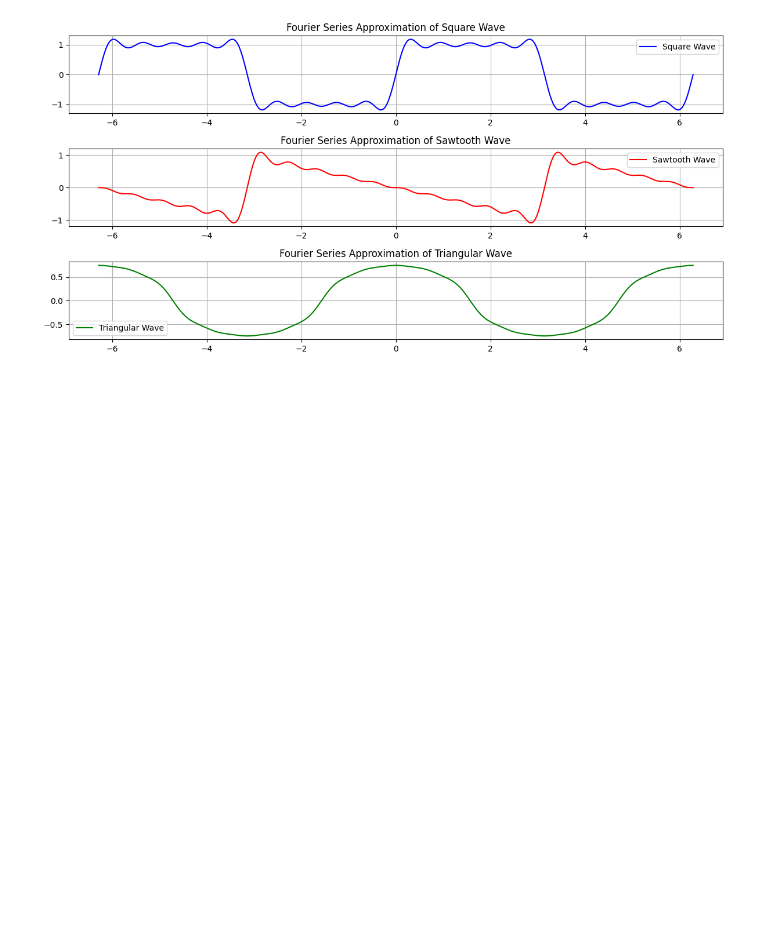
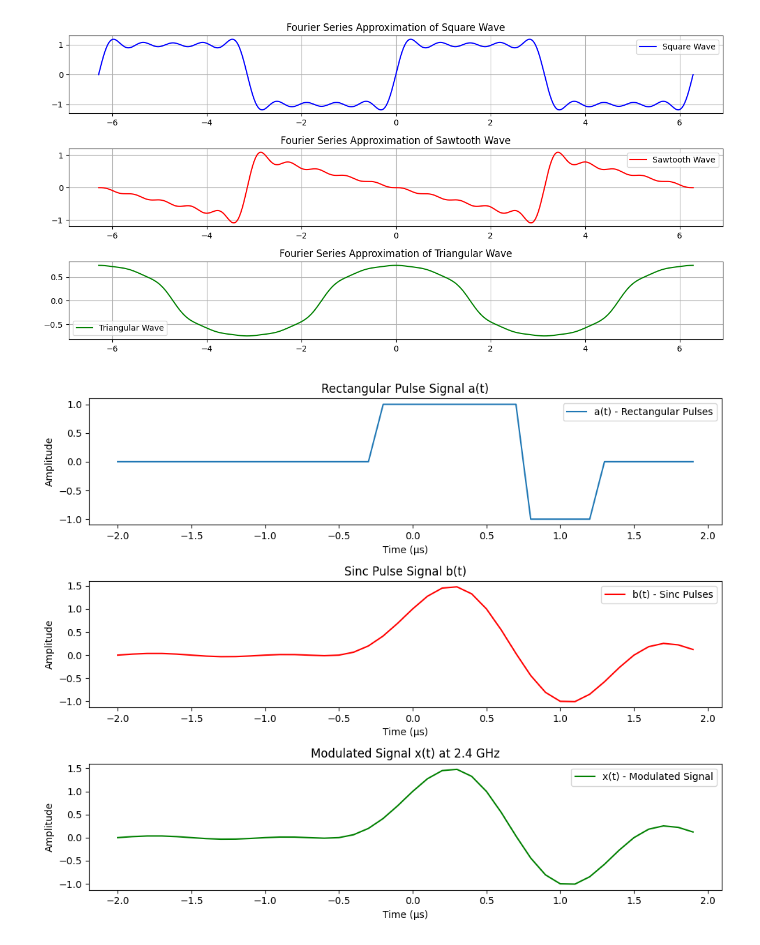
Before and after one commit to AndrewOnozuka/notes, a Jupyter notebook: ucsd/ece045/signals.ipynb, the cells around one changed output. Cells and saved outputs as stored; diff of their text form; code cells hidden in the pictures; blank space fills up the shorter version.

```diff
--- a/ucsd/ece045/signals.ipynb
+++ b/ucsd/ece045/signals.ipynb
@@ -267,3 +267,97 @@ plt.tight_layout()
 plt.show()
 # %% [output]
 [figure]
+# %%
+import numpy as np
+import matplotlib.pyplot as plt
+from scipy.fftpack import fft, fftshift, fftfreq
+
+# Define parameters
+T = 0.5e-6  # Symbol period in seconds
+fs = 1e7  # Sampling frequency (10 MHz for good resolution)
+t = np.arange(-4*T, 4*T, 1/fs)  # Time vector
+f = fftfreq(len(t), 1/fs)  # Frequency vector
+
+# Define rectangular pulses for a(t)
+def rect(t, width):
+    return np.where(np.abs(t) <= width/2, 1, 0)
+
+a_t = rect(t, T) + rect(t - T, T) - rect(t - 2*T, T)
+
+# Compute Fourier Transform of a(t)
+A_f = fftshift(np.abs(fft(a_t)))
+
+# Define sinc pulses for b(t)
+def sinc(t, T):
+    return np.sinc(t / T)
+
+b_t = sinc(t, T) + sinc(t - T, T) - sinc(t - 2*T, T)
+B_f = fftshift(np.abs(fft(b_t)))
+
+# Define wireless modulated signal x(t)
+f_c = 2.4e9  # Carrier frequency (2.4 GHz)
+x_t = b_t * np.cos(2 * np.pi * f_c * t)
+X_f = fftshift(np.abs(fft(x_t)))
+
+# Truncate signal
+truncated_indices = (t >= -3*T) & (t <= 3*T)
+x_truncated = np.where(truncated_indices, x_t, 0)
+X_truncated_f = fftshift(np.abs(fft(x_truncated)))
+
+# Plot time-domain signals
+fig, axes = plt.subplots(3, 1, figsize=(10, 8))
+axes[0].plot(t * 1e6, a_t, label='a(t) - Rectangular Pulses')
+axes[0].set_title('Rectangular Pulse Signal a(t)')
+axes[0].set_xlabel('Time (µs)')
+axes[0].set_ylabel('Amplitude')
+axes[0].legend()
+
+axes[1].plot(t * 1e6, b_t, label='b(t) - Sinc Pulses', color='r')
+axes[1].set_title('Sinc Pulse Signal b(t)')
+axes[1].set_xlabel('Time (µs)')
+axes[1].set_ylabel('Amplitude')
+axes[1].legend()
+
+axes[2].plot(t * 1e6, x_t, label='x(t) - Modulated Signal', color='g')
+axes[2].set_title('Modulated Signal x(t) at 2.4 GHz')
+axes[2].set_xlabel('Time (µs)')
+axes[2].set_ylabel('Amplitude')
+axes[2].legend()
+
+plt.tight_layout()
+plt.show()
+
+# Plot frequency-domain signals
+fig, axes = plt.subplots(3, 1, figsize=(10, 8))
+axes[0].plot(f / 1e6, A_f, label='|A(jω)|', color='b')
+axes[0].set_title('Spectrum of Rectangular Pulses |A(jω)|')
+axes[0].set_xlabel('Frequency (MHz)')
+axes[0].set_ylabel('Magnitude')
+axes[0].legend()
+
+axes[1].plot(f / 1e6, B_f, label='|B(jω)|', color='r')
+axes[1].set_title('Spectrum of Sinc Pulses |B(jω)|')
+axes[1].set_xlabel('Frequency (MHz)')
+axes[1].set_ylabel('Magnitude')
+axes[1].legend()
+
+axes[2].plot(f / 1e9, X_f, label='|X(jω)| - Modulated', color='g')
+axes[2].set_title('Spectrum of Modulated Signal at 2.4 GHz')
+axes[2].set_xlabel('Frequency (GHz)')
+axes[2].set_ylabel('Magnitude')
+axes[2].legend()
+
+plt.tight_layout()
+plt.show()
+
+# Compare truncated vs. full spectrum
+plt.figure(figsize=(10, 4))
+plt.plot(f / 1e6, X_f, label='Full Spectrum |X(jω)|', color='g', alpha=0.7)
+plt.plot(f / 1e6, X_truncated_f, label='Truncated Spectrum |X̂(jω)|', color='r', linestyle='dashed')
+plt.title('Comparison of Full and Truncated Spectra')
+plt.xlabel('Frequency (MHz)')
+plt.ylabel('Magnitude')
+plt.legend()
+plt.show()
+# %% [output]
+[figure, added]
```
Also changed, not shown: parts of 2 cells of this notebook, 9 other files.
